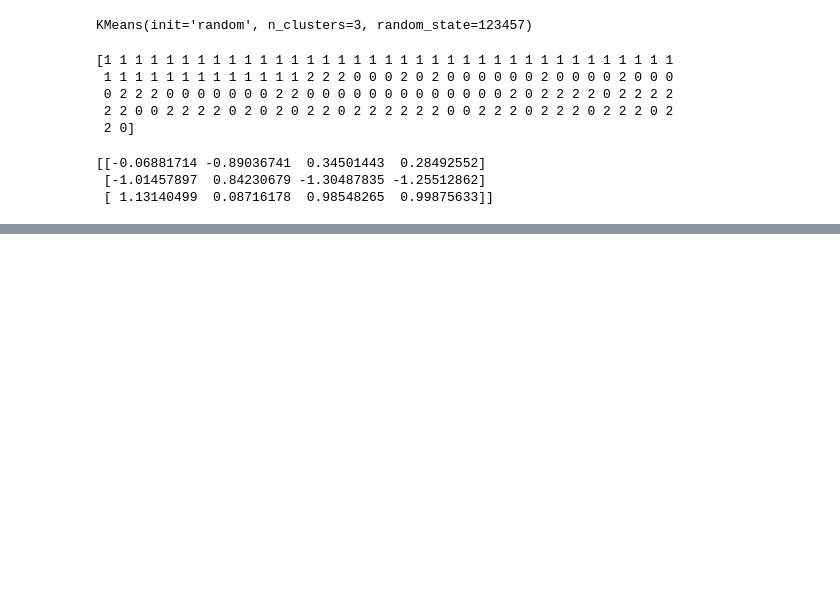
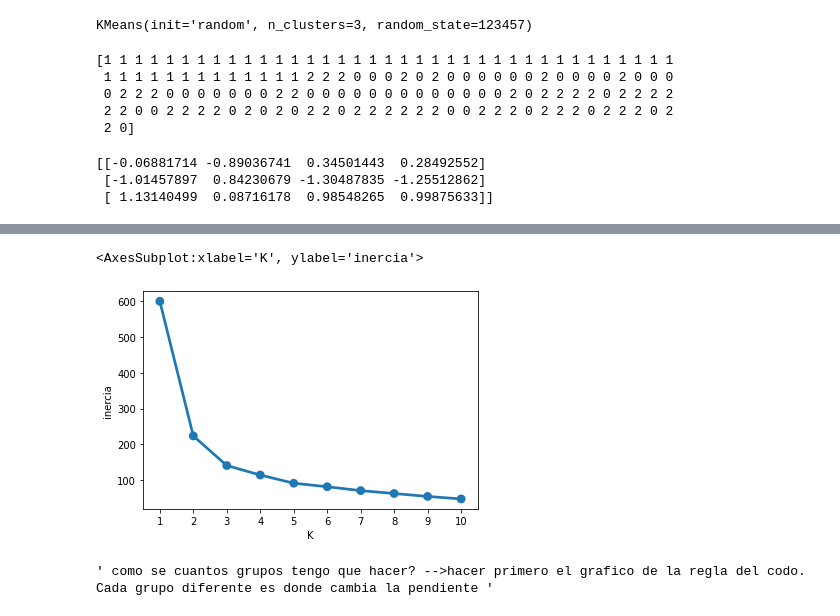
Before and after one commit to JulianaCrespin/fund_informatica2022, a Jupyter notebook: Ciencia_de_datos/notas_de_clases/Clustering/clustering.ipynb, the cells around one changed output, grey strips where cells are left out. Saved outputs shown, nothing was run; the diff lists cells and outputs as text; code cells hidden in the pictures; blank space fills up the shorter version.

```diff
--- a/Ciencia_de_datos/notas_de_clases/Clustering/clustering.ipynb
+++ b/Ciencia_de_datos/notas_de_clases/Clustering/clustering.ipynb
@@ -76,0 +144,7 @@ g = sns.scatterplot(x = kmeans.cluster_centers_[:,1], y = kmeans.cluster_centers
+# %%
+inercias={}
+def inercias_por_k(diccionario):
+    for i in range(1,11):
+        kmeans =KMeans (n_clusters=i,init="random", n_init=10, max_iter=300, random_state=1234567)
+        kmeans.fit(iris_escaleado)
+        diccionario[i]=kmeans.inertia_
@@ -76,0 +166,11 @@ g = sns.scatterplot(x = kmeans.cluster_centers_[:,1], y = kmeans.cluster_centers
+# %%
+df_inercias=pd.DataFrame(inercias.items(), columns=["K", "inercia"])
+# %%
+sns.pointplot(data=df_inercias, x="K", y="inercia")
+# %% [output]
+<AxesSubplot:xlabel='K', ylabel='inercia'>
+[figure, added]
+# %%
+""" como se cuantos grupos tengo que hacer? -->hacer primero el grafico de la regla del codo. Cada grupo diferente es donde cambia la pendiente """
+# %% [output]
+' como se cuantos grupos tengo que hacer? -->hacer primero el grafico de la regla del codo. Cada grupo diferente es donde cambia la pendiente '
```
Also changed, not shown: parts of 16 cells of this notebook.
